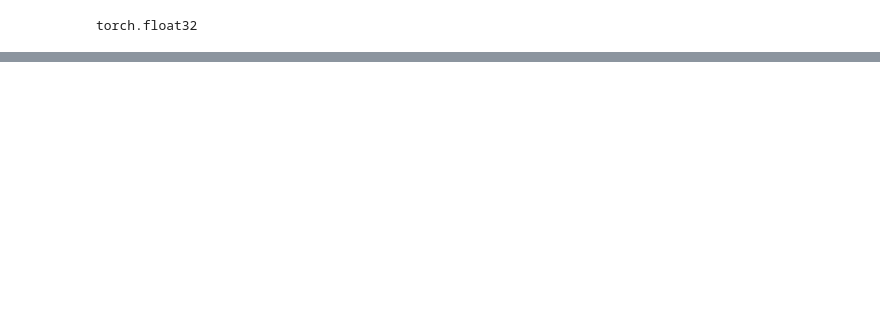
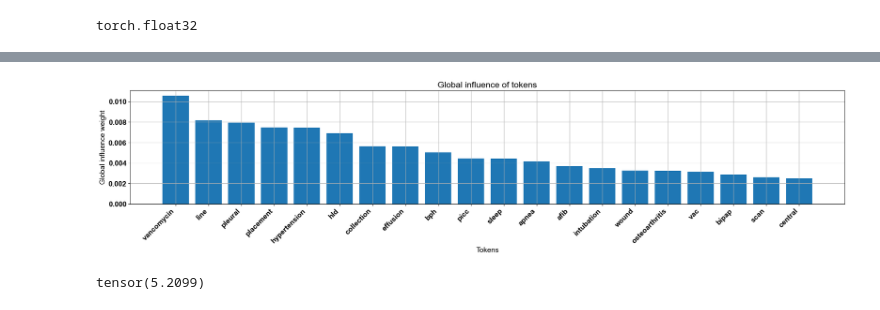
Before and after one commit to danielwalke/KARDIA, a Jupyter notebook: mimic/read/kg_gnn.ipynb, the cells around one changed output, grey strips where cells are left out. Saved outputs shown, nothing was run; the diff lists cells and outputs as text; code cells hidden in the pictures; blank space fills up the shorter version.

Commit message:
local & global interpretability KG-GNN

```diff
--- a/mimic/read/kg_gnn.ipynb
+++ b/mimic/read/kg_gnn.ipynb
@@ -319,0 +435,27 @@ torch.Size([27, 8303])
+# %%
+def get_global_influence_scores():
+    summed_aggregated_influence_scores = torch.zeros(train_graphs[0].x.shape[-1])
+    graphs = train_graphs
+    for batch_data in graphs:
+        influence_scores = get_influence_scores(batch_data)
+        aggregated_influence_scores = torch.zeros_like(batch_data.x).cpu()
+        non_zero_idx = torch.nonzero(batch_data.x).cpu()
+        ## TODO Think about some kind of normalization here ?
+        aggregated_influence_scores[non_zero_idx[:, 0], non_zero_idx[:, 1]] = influence_scores[non_zero_idx[:, 0]]
+        summed_aggregated_influence_scores += aggregated_influence_scores.sum(0)
+    return summed_aggregated_influence_scores / len(graphs)
+
+global_influence_scores = get_global_influence_scores()
+# %%
+top_k = 20
+global_influence_scores_sort_idx = global_influence_scores.argsort(descending=True)[:top_k]
+plt.figure(figsize=(25, 4))
+plt.bar(vectorizer.get_feature_names_out()[global_influence_scores_sort_idx], global_influence_scores[global_influence_scores_sort_idx])
+plt.xticks(rotation=45, ha='right')
+plt.title("Global influence of tokens")
+plt.xlabel("Tokens")
+plt.ylabel("Global influence weight")
+plt.grid(which="both")
+plt.show()
+# %% [output]
+[figure, added]
@@ -319,0 +464,4 @@ torch.Size([27, 8303])
+# %%
+sage_out_weighted_transformed.mean(-1).cpu().sum()
+# %% [output]
+tensor(5.2099)
```
Also changed, not shown: parts of 83 cells of this notebook, 4 other files.
